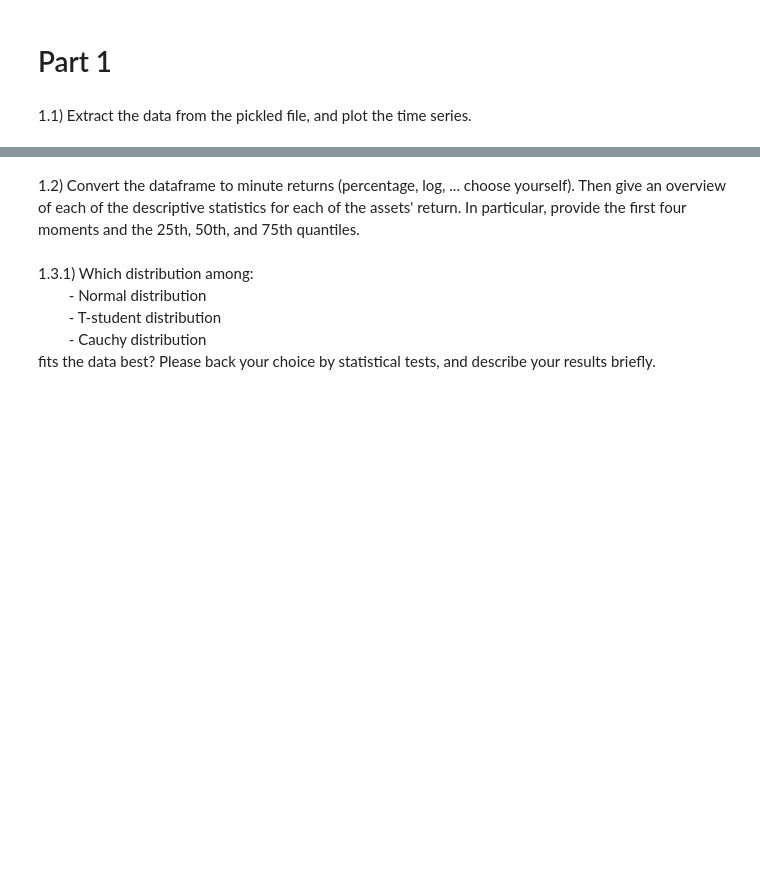
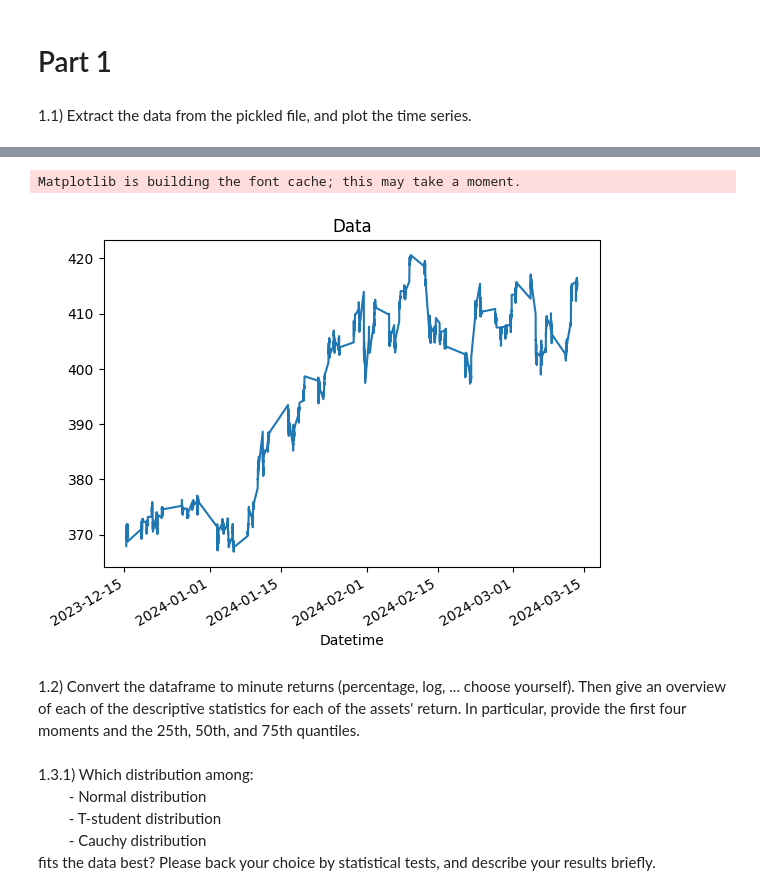
Before and after one commit to otcmarko/volatility_study, a Jupyter notebook: challenge.ipynb, the cells around one changed output, grey strips where cells are left out. Saved outputs shown, nothing was run; the diff lists cells and outputs as text; code cells hidden in the pictures; blank space fills up the shorter version.

```diff
--- a/challenge.ipynb
+++ b/challenge.ipynb
@@ -10,11 +19,3 @@ The purpose of this study is to analyze the historical volatility of these four
 # %%
-import pandas as pd
-
 #------------- Extract the data here -------------
-df = pd.DataFrame()
-
-#-------------------------------------------------
-
-
-#------------------Plot data----------------------
-df.plot()
+df = pd.read_pickle("data_challenge.pkl")
@@ -21,3 +34,11 @@ df.plot()
+# %%
+#------------------Plot data----------------------
+ts=df[df.columns[0]]
+ts.plot(title="Data")
+plt.show()
+# %% [output]
+Matplotlib is building the font cache; this may take a moment.
+[figure, added]
 # %% [markdown]
 1.2) Convert the dataframe to minute returns (percentage, log, ... choose yourself). Then give an overview of each of the descriptive statistics for each of the assets' return. In particular, provide the first four moments and the 25th, 50th, and 75th quantiles.
 # %%
```
Also changed, not shown: parts of 3 cells of this notebook.
